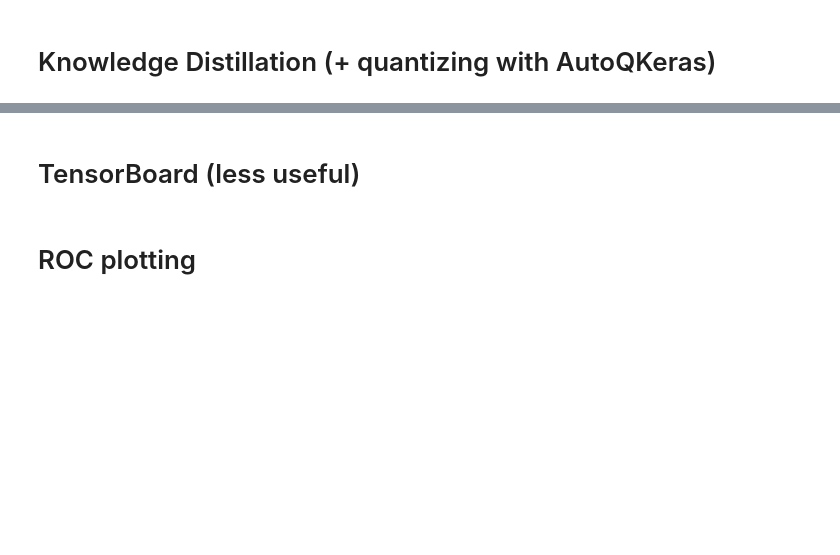
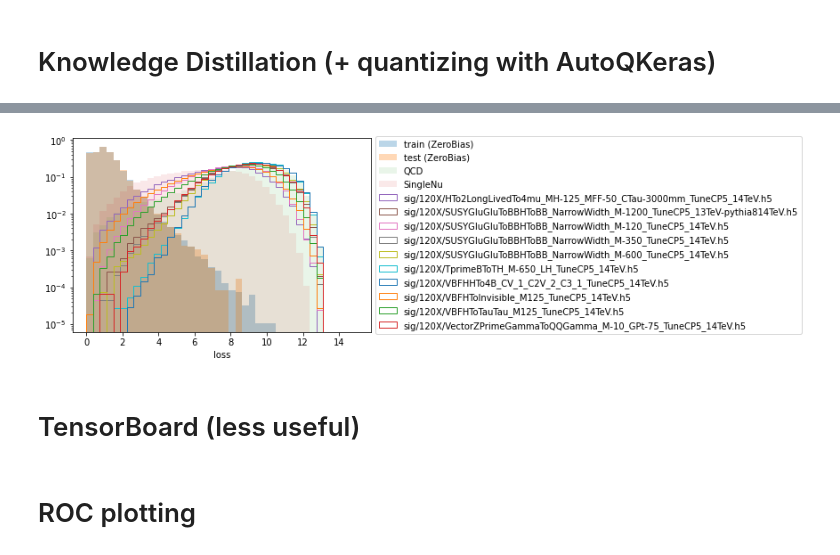
Before and after one commit to hftsoi/ML_CMSL1CaloTrigger, a Jupyter notebook: ConvAE_training.ipynb, the cells around one changed output, grey strips where cells are left out. Cells and saved outputs as stored; diff of their text form; code cells hidden in the pictures; blank space fills up the shorter version.

```diff
--- a/ConvAE_training.ipynb
+++ b/ConvAE_training.ipynb
@@ -723,0 +1037,6 @@ from qkeras.autoqkeras import *
+# %%
+X_train_predict_qmodel = qmodel.predict(X_train)
+X_test_predict_qmodel = qmodel.predict(X_test)
+MC_zb_predict_qmodel = []
+for i in range(len(MC_zb)):
+    MC_zb_predict_qmodel.append(qmodel.predict(MC_zb[i]))
@@ -724,3 +1046,19 @@ from qkeras.autoqkeras import *
+# %%
+nbins = 40
+rmin = 0
+rmax = 15
+plt.hist(X_train_predict_qmodel, density = 1, bins = nbins, alpha = 0.3, label = 'train (ZeroBias)', range = (rmin, rmax), log = True)
+plt.hist(X_test_predict_qmodel, density = 1, bins = nbins, alpha = 0.3, label = 'test (ZeroBias)', range = (rmin, rmax))
+plt.hist(MC_zb_predict_qmodel[0], density = 1, bins = nbins, label = 'QCD', alpha = 0.1, histtype = 'stepfilled', range = (rmin, rmax))
+plt.hist(MC_zb_predict_qmodel[1], density = 1, bins = nbins, label = 'SingleNu', alpha = 0.1, histtype = 'stepfilled', range = (rmin, rmax))
+for i in range(40,50):
+    plt.hist(MC_zb_predict_qmodel[i], density = 1, bins = nbins, label = MC_files[i], histtype = 'step', range = (rmin, rmax))
+plt.legend(loc='center left', bbox_to_anchor=(1, 0.5))
+plt.xlabel("loss")
+#plt.xticks(np.arange(rmin, rmax, step = 0.0002))
+plt.show()
+# %% [output]
+[figure, added]
 # %% [markdown]
 # TensorBoard (less useful)
 # %%
```
Also changed, not shown: parts of 33 cells of this notebook, 5 other files.
